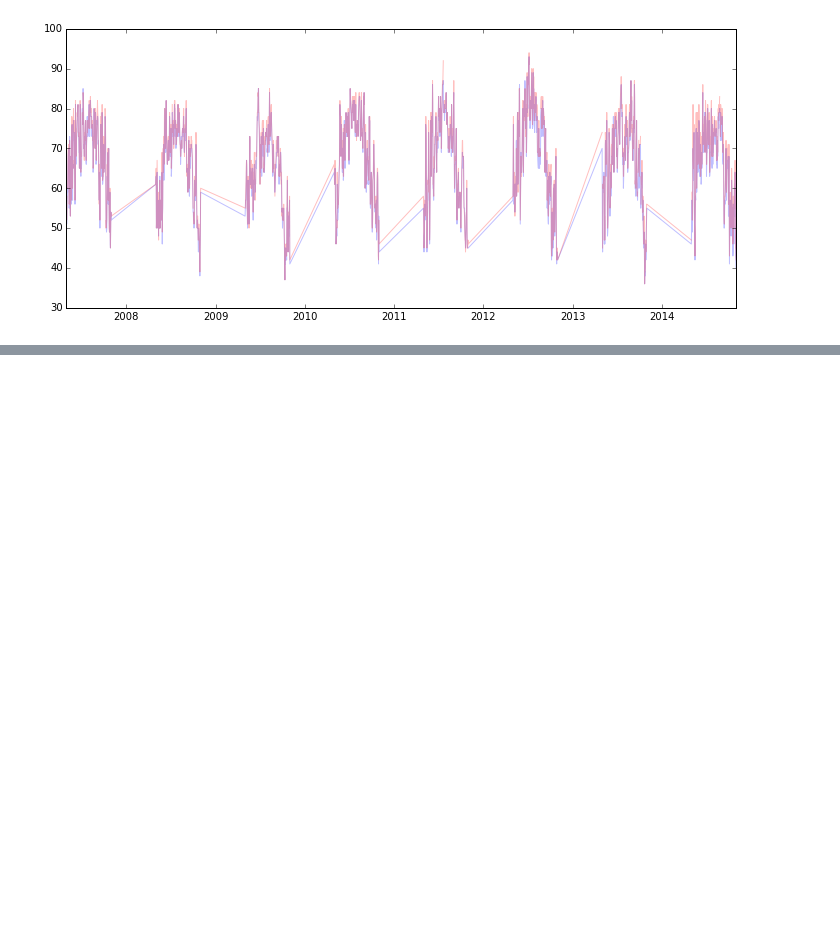
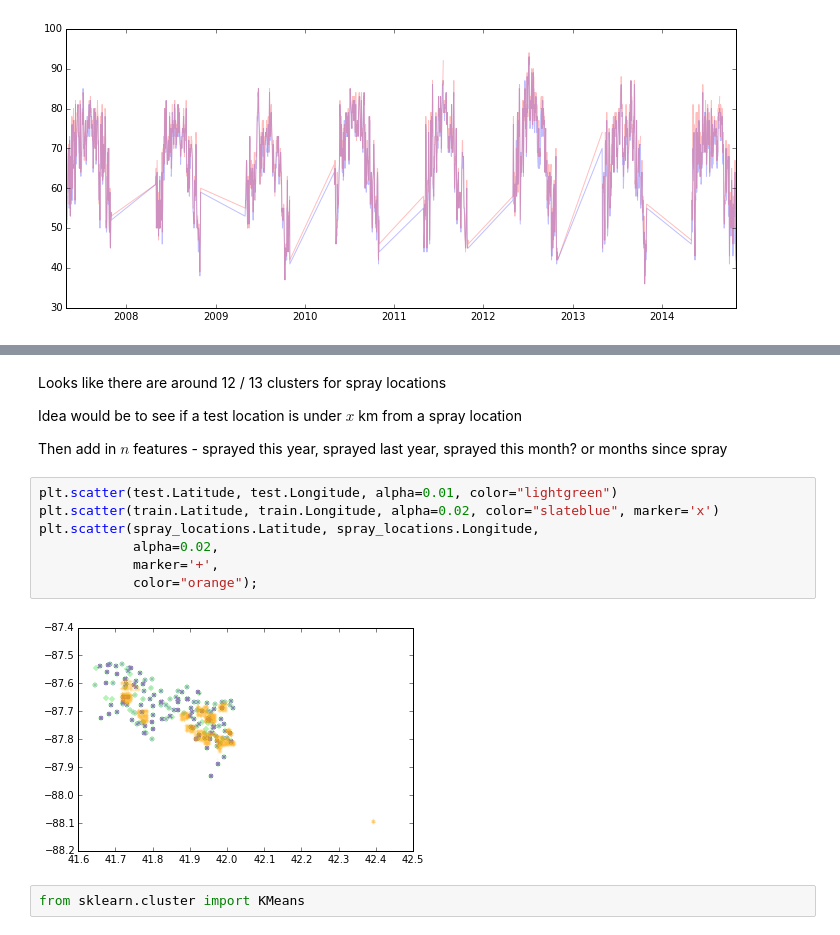
Before and after one commit to thekensta/kaggle-west-nile-virus, a Jupyter notebook: wnv.ipynb, the cells around one changed output, grey strips where cells are left out. Drawn from its saved outputs; the diff is of its cells as text; blank space fills up the shorter version.

```diff
--- a/wnv.ipynb
+++ b/wnv.ipynb
@@ -265,0 +302,17 @@ fig.set_size_inches(12, 5)
+# %% [markdown]
+Looks like there are around 12 / 13 clusters for spray locations
+
+Idea would be to see if a test location is under $x$ km from a spray location
+
+Then add in $n$ features - sprayed this year, sprayed last year, sprayed this month? or months since spray
+# %%
+plt.scatter(test.Latitude, test.Longitude, alpha=0.01, color="lightgreen")
+plt.scatter(train.Latitude, train.Longitude, alpha=0.02, color="slateblue", marker='x')
+plt.scatter(spray_locations.Latitude, spray_locations.Longitude,
+            alpha=0.02,
+            marker='+',
+            color="orange");
+# %% [output]
+[figure, added]
+# %%
+from sklearn.cluster import KMeans
```
Also changed, not shown: parts of 12 cells of this notebook, 2 other files.
